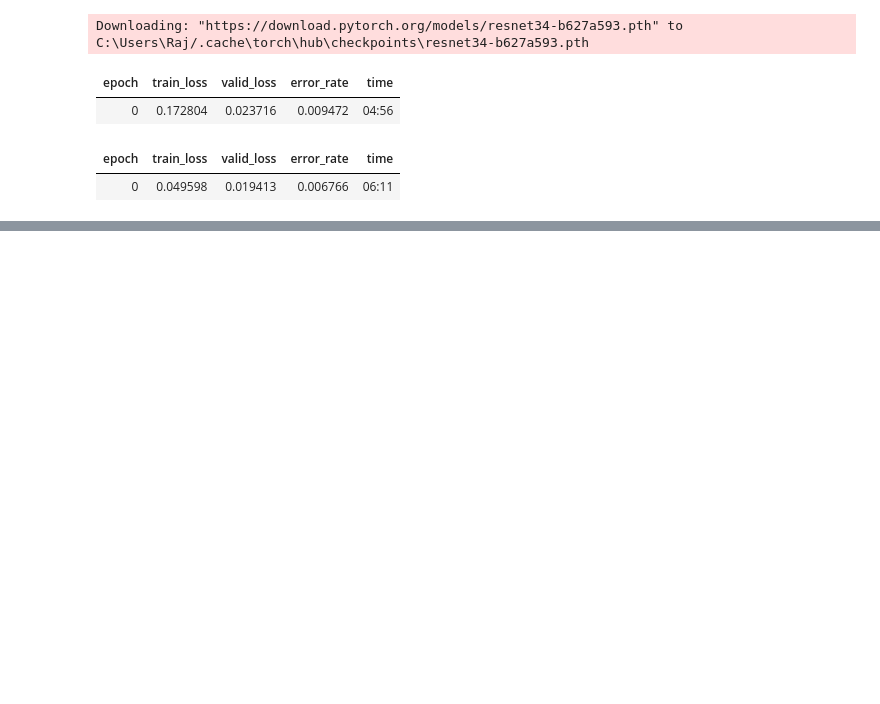
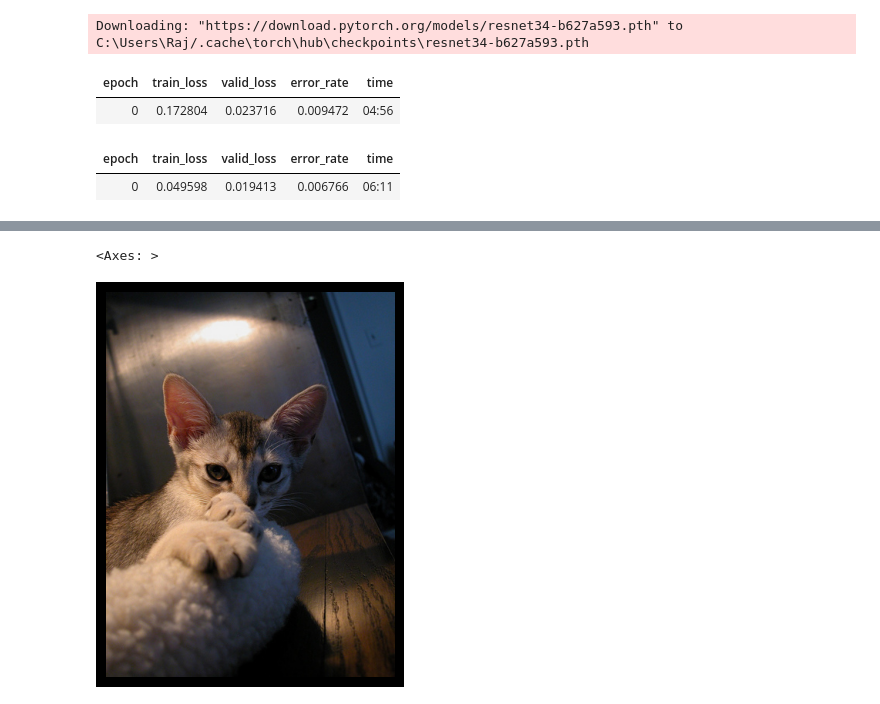
Before and after one commit to tenkara/fastai-dl, a Jupyter notebook: 1-intro/intro.ipynb, the cells around one changed output, grey strips where cells are left out. Saved outputs shown, nothing was run; the diff lists cells and outputs as text; code cells hidden in the pictures; blank space fills up the shorter version.

Commit message:
playing with image display

```diff
--- a/1-intro/intro.ipynb
+++ b/1-intro/intro.ipynb
@@ -28,0 +30,6 @@ img.show()
+# %%
+img1 = PILImage.create(fnames[1])
+img1.show()
+# %% [output]
+<Axes: >
+[figure, added]
```
Also changed, not shown: parts of 2 cells of this notebook.
